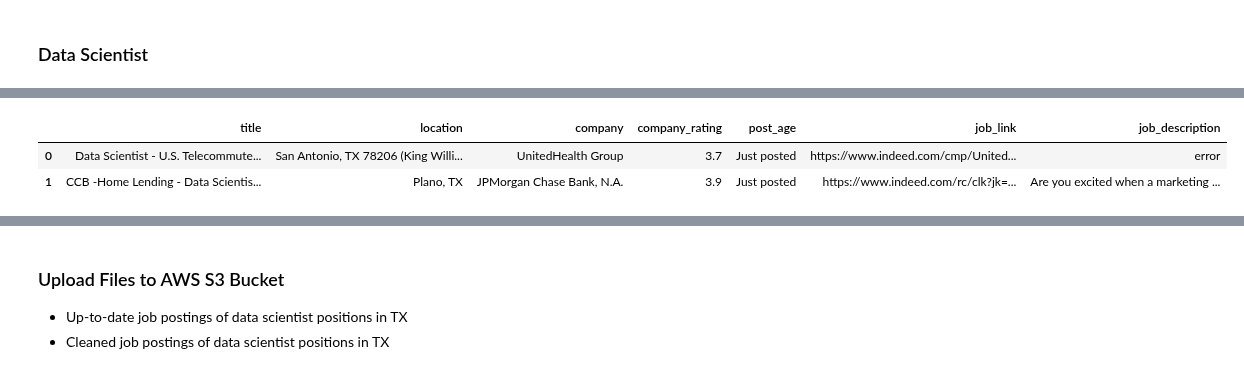
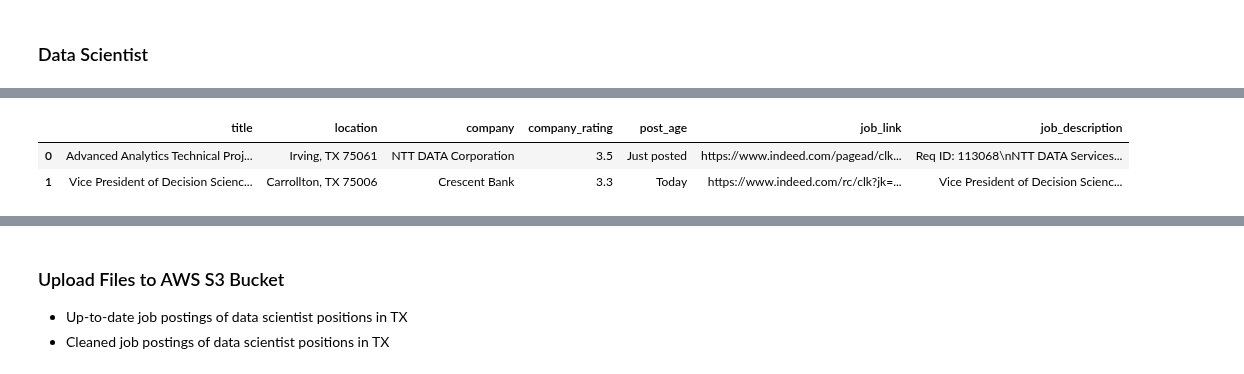
Before and after one commit to Blue-Owl-Data/Job-Search-Dashboard, a Jupyter notebook: notebook/MVP_Shi.ipynb, the cells around one changed output, grey strips where cells are left out. Cells and saved outputs as stored; diff of their text form; code cells hidden in the pictures.

Commit message:
update the job postings of data scientist positions in TX and the relevant functions

```diff
--- a/notebook/MVP_Shi.ipynb
+++ b/notebook/MVP_Shi.ipynb
@@ -729,20 +730,20 @@ datetime.datetime(2021, 2, 20, 3, 24, 29, tzinfo=tzutc())
 # df_test = transform_old_file(df_ds_old, '2021-02-08')
 # df_test.head(2)
 # %%
-# Load data scientist job posts in TX on 2021-02-19
+# Load data scientist job posts in TX on 2021-02-21
 
 # Import the file path
 database = env_Shi.database
 
 # Read the daily data scientist jobs in TX
-df_ds_new = pd.read_csv(f"{database}data_scientist_tx_indeed_021921.csv", index_col=0)
+df_ds_new = pd.read_csv(f"{database}data_scientist_tx_indeed_022121.csv", index_col=0)
 
 # Inspect the first 2 rows of the new posts
 df_ds_new.head(2)
 # %% [output]
 |  | title | location | company | company_rating | post_age | job_link | job_description |
-| 0 | Data Scientist - U.S. Telecommute... | San Antonio, TX 78206 (King Willi... | UnitedHealth Group | 3.7 | Just posted | https://www.indeed.com/cmp/United... | error |
-| 1 | CCB -Home Lending - Data Scientis... | Plano, TX | JPMorgan Chase Bank, N.A. | 3.9 | Just posted | https://www.indeed.com/rc/clk?jk=... | Are you excited when a marketing ... |
+| 0 | Advanced Analytics Technical Proj... | Irving, TX 75061 | NTT DATA Corporation | 3.5 | Just posted | https://www.indeed.com/pagead/clk... | Req ID: 113068\nNTT DATA Services... |
+| 1 | Vice President of Decision Scienc... | Carrollton, TX 75006 | Crescent Bank | 3.3 | Today | https://www.indeed.com/rc/clk?jk=... | Vice President of Decision Scienc... |
 # %%
 # Test the function: compute_post_date
 
```
Also changed, not shown: parts of 26 cells of this notebook.
